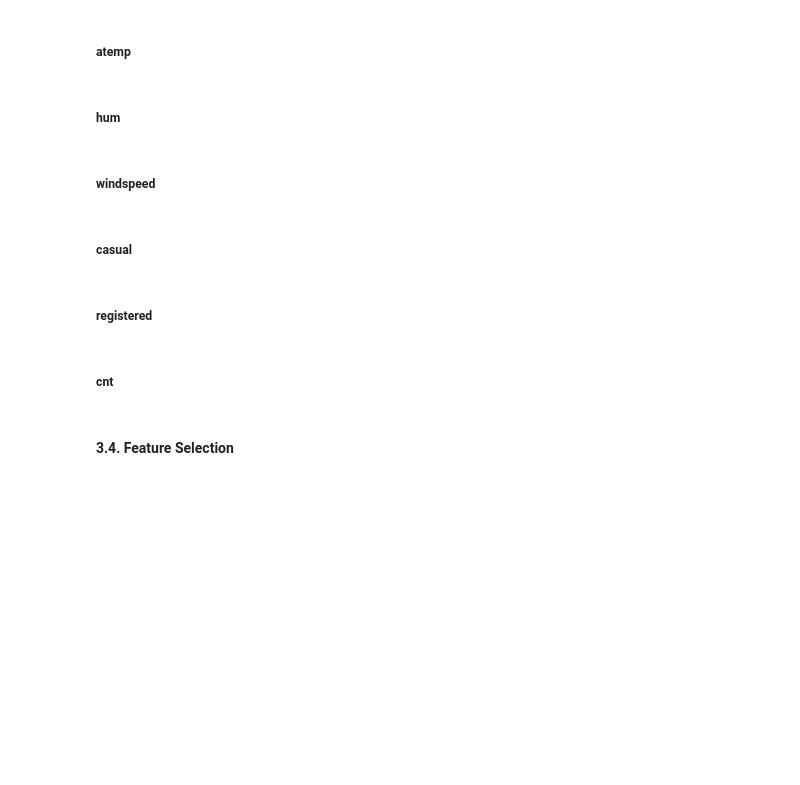
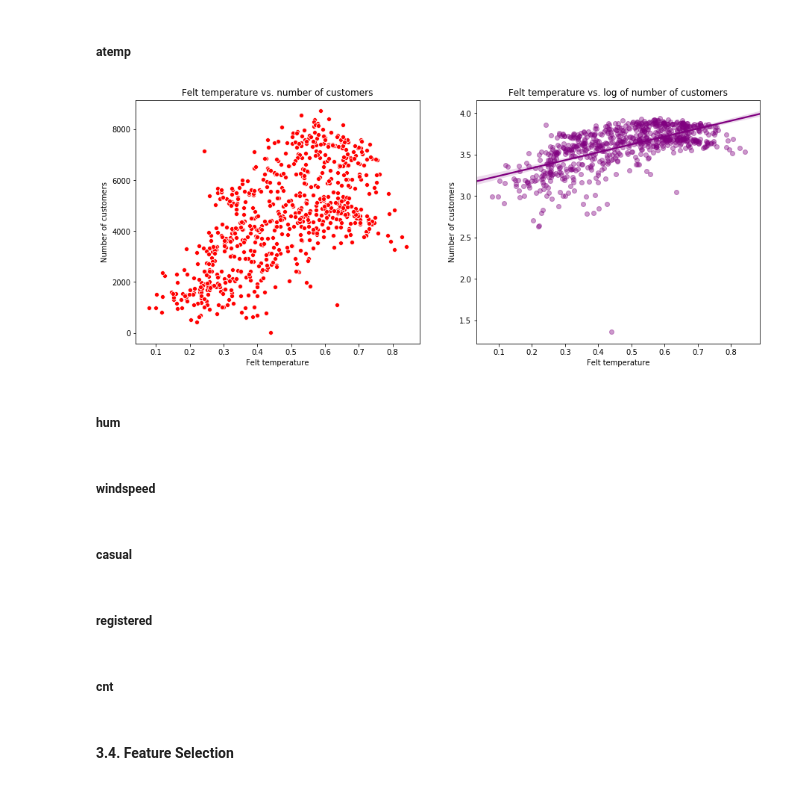
Before and after one commit to julianikulski/bike-sharing, a Jupyter notebook: bike-sharing-demand.ipynb, the cells around one changed output. Saved outputs shown, nothing was run; the diff lists cells and outputs as text; code cells hidden in the pictures; blank space fills up the shorter version.

```diff
--- a/bike-sharing-demand.ipynb
+++ b/bike-sharing-demand.ipynb
@@ -486,5 +513,25 @@ As expected, the weathersit feature has a strong influence on the number of cust
 # %% [markdown]
 ##### atemp
+# %%
+# plotting temp feature against the target label cnt
+plt.figure(figsize=[15,6])
+
+# plot with untransformed data
+plt.subplot(1,2,1)
+sb.scatterplot(data = bike_df, x = 'atemp', y = 'cnt', color='red')
+plt.xlabel('Felt temperature')
+plt.ylabel('Number of customers')
+plt.title('Felt temperature vs. number of customers');
+
+# plot with log transformation of the temperature variable
+plt.subplot(1,2,2)
+sb.regplot(bike_df['atemp'], bike_df['cnt'].apply(lambda x: np.log10(x + 1)),
+            scatter_kws={'alpha': 0.4}, color = 'purple')
+plt.xlabel('Felt temperature')
+plt.ylabel('Number of customers')
+plt.title('Felt temperature vs. log of number of customers');
+# %% [output]
+[figure, added]
 # %% [markdown]
 ##### hum
 # %% [markdown]
```
Also changed, not shown: parts of 26 cells of this notebook.
